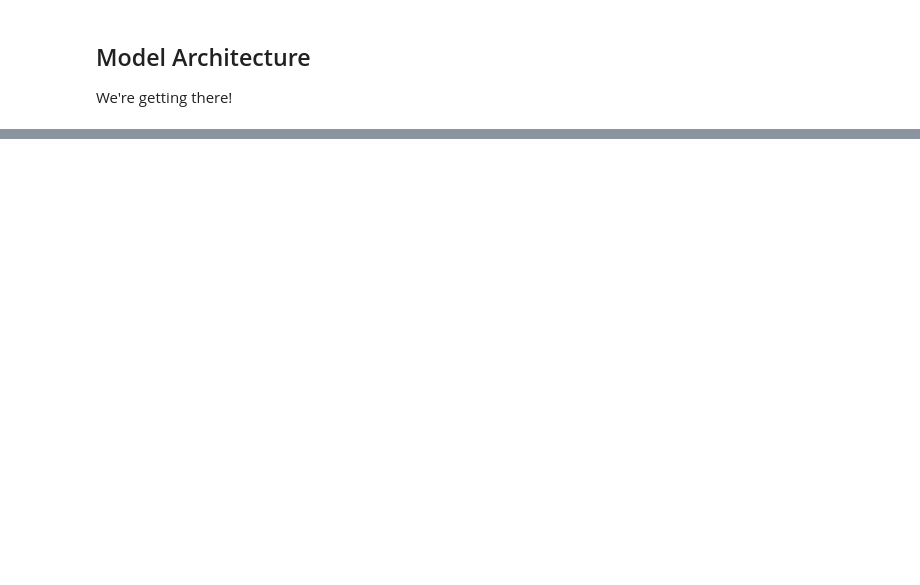
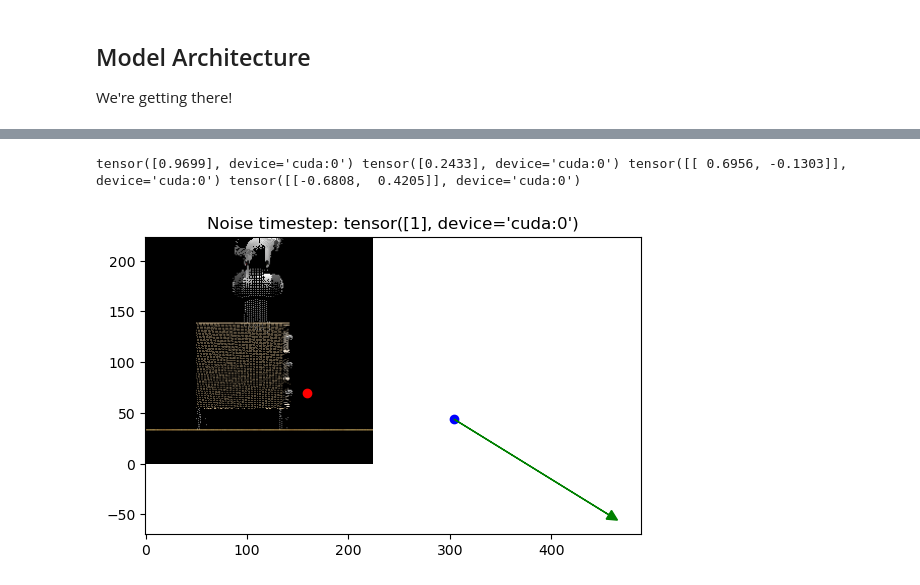
Before and after one commit to myfatemi04/robots-spring-2024, a Jupyter notebook: state_space_diffusion/test_state_space_diffusion.ipynb, the cells around one changed output, grey strips where cells are left out. Drawn from its saved outputs; the diff is of its cells as text; code cells hidden in the pictures; blank space fills up the shorter version.

```diff
--- a/state_space_diffusion/test_state_space_diffusion.ipynb
+++ b/state_space_diffusion/test_state_space_diffusion.ipynb
@@ -257,0 +194,38 @@ clip_processor = transformers.CLIPProcessor.from_pretrained("openai/clip-vit-bas
+# %%
+# Let's plot the predictions.
+import matplotlib.pyplot as plt
+
+with torch.no_grad():
+    image = dataset[0][0].unsqueeze(0)
+    position = dataset[0][1].unsqueeze(0)
+
+    # Normalize position
+    position_normalized = (position - 112.0) / 224.0
+
+    timestep = torch.randint(0, 10, (position.shape[0],)).to(device)
+    noise = torch.randn_like(position.float()) * 0.5
+
+    noisy_position = sqrt_alphas_cumprod[timestep].unsqueeze(-1) * position_normalized + alphas_cumprod[timestep].unsqueeze(-1) * noise
+
+    # Need to condition on timestep
+    prediction = diffuser.forward(pixel_values, noisy_position, timestep)
+
+    print(sqrt_alphas_cumprod[timestep], sqrt_one_minus_alphas_cumprod[timestep], noise, prediction)
+
+noisy_position_denormalized = noisy_position * 224 + 112
+
+# Visualize
+plt.title("Noise timestep: " + str(timestep))
+plt.imshow(image.cpu()[0].permute(1, 2, 0).flip(0), origin='lower')
+plt.scatter(position[0, 0].item(), position[0, 1].item(), c='r')
+
+noisy_x = noisy_position_denormalized[0, 0].item()
+noisy_y = noisy_position_denormalized[0, 1].item()
+
+plt.scatter(noisy_x, noisy_y, c='b')
+# draw arrow in opposite direction of noise_pred, from noisy_position
+plt.arrow(noisy_x, noisy_y, -prediction[0, 0].item() * 224, -prediction[0, 1].item() * 224, head_width=10, head_length=10, fc='g', ec='g')
+plt.show()
+# %% [output]
+tensor([0.9699], device='cuda:0') tensor([0.2433], device='cuda:0') tensor([[ 0.6956, -0.1303]], device='cuda:0') tensor([[-0.6808,  0.4205]], device='cuda:0')
+[figure, added]
```
Also changed, not shown: parts of 19 cells of this notebook, 5 other files.
